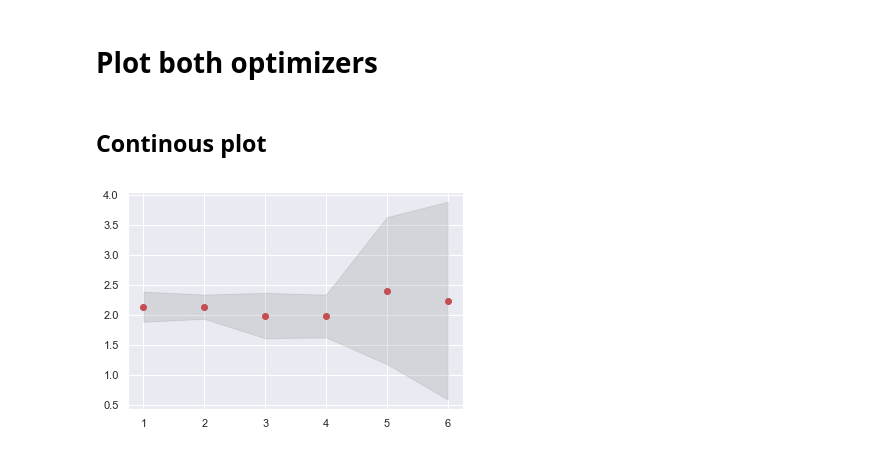
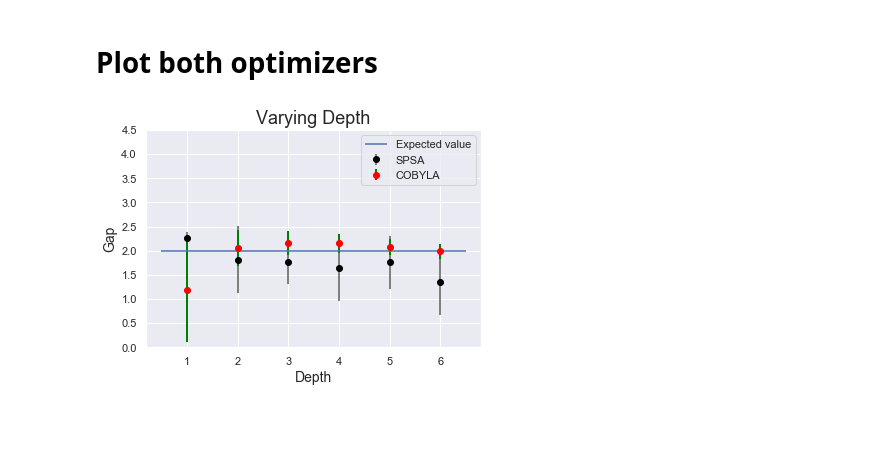
Before and after one commit to nahumsa/volta, a Jupyter notebook: Notebooks/BCS/02b-Ansatz_Depth_Noise.ipynb, the cells around one changed output. Drawn from its saved outputs; the diff is of its cells as text; code cells hidden in the pictures; blank space fills up the shorter version.

```diff
--- a/Notebooks/BCS/02b-Ansatz_Depth_Noise.ipynb
+++ b/Notebooks/BCS/02b-Ansatz_Depth_Noise.ipynb
@@ -139,8 +139,8 @@ max_depth = 7
 solution_dict = {}
 
 # Define Optimizer
-# optimizer = COBYLA()
-optimizer = SPSA(maxiter=250, c1=.7, last_avg=25)
+optimizer = COBYLA()
+# optimizer = SPSA(maxiter=250, c1=.7, last_avg=25)
 
 # Define Backend
 backend = QuantumInstance(backend= Aer.get_backend('qasm_simulator'),
@@ -203,20 +212,20 @@ plt.show()
 # %% [markdown]
 # Plot both optimizers
 # %%
-spsa_dict = {1: {'mean': 7.63536, 'std': 2.024100436737268},
- 2: {'mean': 6.421452, 'std': 3.009174019443874},
- 3: {'mean': 5.842042, 'std': 3.040774217602484},
- 4: {'mean': 5.632112000000001, 'std': 3.7485136763063838},
- 5: {'mean': 5.302354, 'std': 4.1340626645086065},
- 6: {'mean': 4.079198, 'std': 3.6543650323135477}}
+spsa_dict = {1: {'mean': 4.540763883482028, 'std': 0.2166500619449026},
+ 2: {'mean': 3.6292261939489365, 'std': 1.3793621699692478},
+ 3: {'mean': 3.5182758038620277, 'std': 0.8910628276050163},
+ 4: {'mean': 3.292976405037763, 'std': 1.3966224263108362},
+ 5: {'mean': 3.5144598497611055, 'std': 1.0963827019837287},
+ 6: {'mean': 2.6975338496665677, 'std': 1.3507496759669415}}
 
 
-cobyla_dict = {1: {'mean': 2.1433459999999998, 'std': 2.167278391458744},
-     2: {'mean': 3.9974700000000003, 'std': 0.8313654816625478},
-     3: {'mean': 4.234878, 'std': 0.4082247583329558},
-     4: {'mean': 3.965828, 'std': 0.6320480140115939},
-     5: {'mean': 4.150304, 'std': 0.39219715295244073},
-     6: {'mean': 4.206206, 'std': 0.4295148125082534}}
+cobyla_dict = {1: {'mean': 2.3633300482974127, 'std': 2.1367566366817043},
+ 2: {'mean': 4.113586221793872, 'std': 0.7316145547992721},
+ 3: {'mean': 4.321305470168272, 'std': 0.4919574179280678},
+ 4: {'mean': 4.3014277420825975, 'std': 0.4023952320110141},
+ 5: {'mean': 4.157595644181709, 'std': 0.33724862839247316},
+ 6: {'mean': 3.968890438601869, 'std': 0.29850260762472425}}
 
 mean_spsa = []
 std_spsa = []
@@ -231,37 +240,32 @@ for i in range(1,max_depth):
 # %%
 from matplotlib.ticker import MaxNLocator
 
 x_axis = [i for i in range(1,max_depth)]
+
 plt.errorbar(x_axis,
              np.array(mean_spsa)/2,
              yerr=np.array(std_spsa)/2,
              fmt='o', color='black',
              ecolor='gray', elinewidth=2,
              label='SPSA')
+
 plt.errorbar(x_axis,
              np.array(mean_cobyla)/2,
              yerr=np.array(std_cobyla)/2,
              fmt='o', color='red',
              ecolor='green', elinewidth=2,
              label='COBYLA')
 
 plt.hlines(y=2, xmin=0.5, xmax=6.5,
            label='Expected value',color='b')
 
 plt.title('Varying Depth', size=18)
 plt.xlabel('Depth', size= 14)
 plt.ylabel('Gap', size=14)
-plt.ylim(0., 6.5)
+plt.ylim(0., 4.5)
 plt.xticks(x_axis)
 plt.legend()
 plt.savefig('Depth.png')
 plt.show()
+# %% [output]
+[figure, added]
-# %% [markdown]
-## Continous plot
-# %%
-plt.plot(x_axis, np.array(mean_spsa)/2,  'or')
-plt.fill_between(x_axis, np.array(mean_spsa)/2 - np.array(std_spsa)/2 , np.array(mean_spsa)/2 + np.array(std_spsa)/2,
-                 color='gray', alpha=0.2)
-plt.show()
-# %% [output]
-[figure, removed]
```
Also changed, not shown: parts of 3 cells of this notebook, 5 other files.
